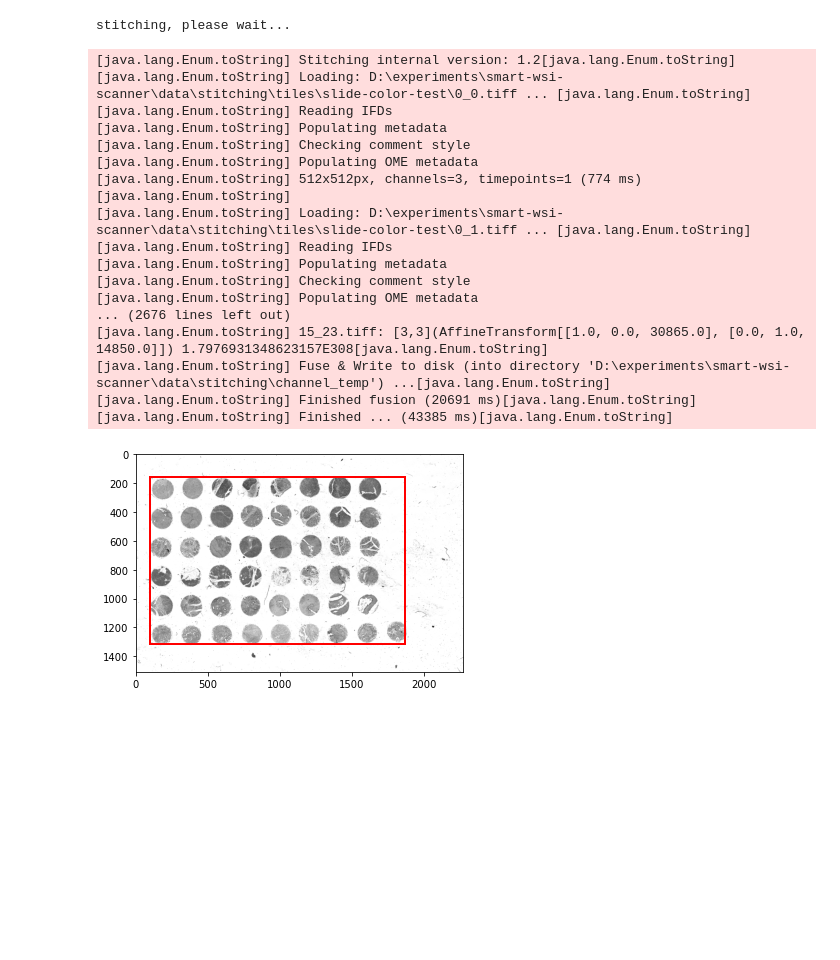
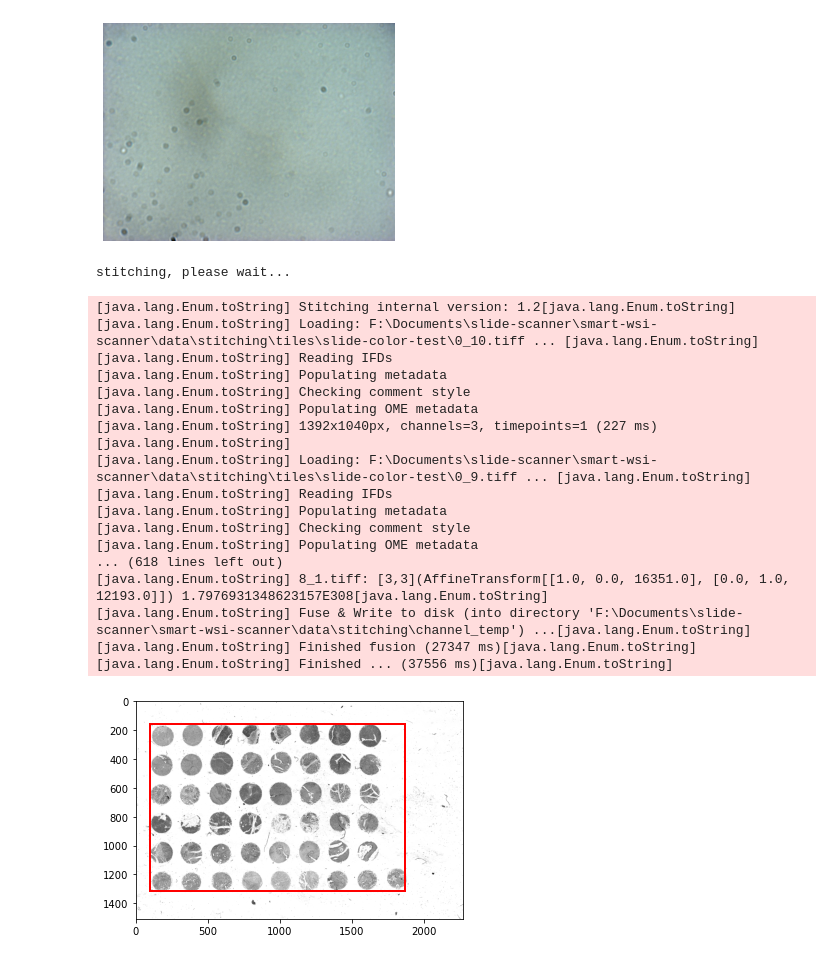
Before and after one commit to uw-loci/smart-wsi-scanner, a Jupyter notebook: bf-scanner.ipynb, the cells around one changed output. Saved outputs shown, nothing was run; the diff lists cells and outputs as text; code cells hidden in the pictures; blank space fills up the shorter version.

Commit message:
fix bugs for correction

```diff
--- a/bf-scanner.ipynb
+++ b/bf-scanner.ipynb
@@ -103,14 +103,14 @@ def whole_slide_scan(config, save_path, acq_name, position_list=None, grid=None,
                 events = multi_d_acquisition_events(xy_positions=position_list.reshape(-1, 2))
                 acq.acquire(events)
     else:
-        fig = plt.figure(figsize=(8, 6))
-        plt.axis("off")
-        show = plt.imshow(np.zeros((config["camera-resolution"][1], config["camera-resolution"][0])))
+#         fig = plt.figure(figsize=(8, 6))
+#         plt.axis("off")
+#         show = plt.imshow(np.zeros((config["camera-resolution"][1], config["camera-resolution"][0])))
         acq_id = len(glob.glob(os.path.join(save_path, acq_name+"*")))
         acq_path = os.path.join(save_path, acq_name+"_{}".format(acq_id+1))
         os.makedirs(acq_path, exist_ok=True)
         if estimate_background:
-            sum_img = np.zeros((config["camera-resolution"][1], config["camera-resolution"][0]), 3)
+            sum_img = np.zeros((config["camera-resolution"][1], config["camera-resolution"][0], 3))
             sum_count = 0
         if z_positions is not None:
             position_list = np.concatenate((position_list, z_positions[:, :, None]), axis=2).reshape(position_list.shape[0], position_list.shape[1], 3)
@@ -133,6 +133,7 @@ def whole_slide_scan(config, save_path, acq_name, position_list=None, grid=None,
                     core.wait_for_device(z_device)
                     pixels = img_as_float(snap_image(core, rgb=True, flip_channel=True))
                     if estimate_background:
+                        print('background')
                         if is_background(pixels):
                             sum_img = sum_img + pixels
                             sum_count = sum_count + 1
@@ -140,9 +141,9 @@ def whole_slide_scan(config, save_path, acq_name, position_list=None, grid=None,
                         pixels = flat_field(pixels, background_image)
                         pixels = white_balance(pixels, background_image)
                     io.imsave(acq_path+'/{}_{}.tiff'.format(pos_row, pos_col), img_as_ubyte(pixels))
-                    show.set_data(pixels)
-                    fig.canvas.draw_idle()
-                    plt.pause(0.05)
+#                     show.set_data(pixels)
+#                     fig.canvas.draw_idle()
+#                     plt.pause(0.05)
         else:
             position_list = position_list.reshape(position_list.shape[0], position_list.shape[1], 2)
             for pos_row in range(position_list.shape[0]):
@@ -159,15 +160,16 @@ def whole_slide_scan(config, save_path, acq_name, position_list=None, grid=None,
                     pixels = img_as_float(snap_image(core, rgb=True, flip_channel=True))
                     if estimate_background:
                         if is_background(pixels):
+                            print('background')
                             sum_img = sum_img + pixels
                             sum_count = sum_count + 1
                     if background_image is not None:
                         pixels = flat_field(pixels, background_image)
                         pixels = white_balance(pixels, background_image)
                     io.imsave(acq_path+'/{}_{}.tiff'.format(pos_row, pos_col),img_as_ubyte(pixels))
-                    show.set_data(pixels)
-                    fig.canvas.draw_idle()
-                    plt.pause(0.05)
+#                     show.set_data(pixels)
+#                     fig.canvas.draw_idle()
+#                     plt.pause(0.5)
         if estimate_background:
             return sum_img / sum_count
 
@@ -373,12 +382,14 @@ def flat_field(img, bg, gain=1.25):
 # %%
 bridge = Bridge()
 core = bridge.get_core()
+# %%
+core.set_timeout_ms(20000)
 # %%
 switch_objective('4x')
 # %%
 save_path = 'data/acquisition'
 acq_name = 'slide-color-test'
 # %%
-position_list, grid = generate_grid(config, mag='4x')
+position_list, grid = generate_grid(config, mag='4x', box=(5000, 5000, 20000, 15000))
 position_list.shape
 # %% [output]
@@ -406,3 +417,3 @@ array([[[    0.  ,     0.  ],
 # %%
-whole_slide_scan(config, save_path, acq_name, position_list=position_list, mda=False, core=core)
+bg_img = whole_slide_scan(config, save_path, acq_name, position_list=position_list, mda=False, core=core, estimate_background=True)
 # %% [output]
@@ -410,27 +457,34 @@ whole_slide_scan(config, save_path, acq_name, position_list=position_list, mda=F
+# %%
+imgplot = plt.imshow(exposure.rescale_intensity(bg_img, out_range=(0, 1)))
+plt.axis("off")
+plt.show()
+io.imsave('bg.tiff', img_as_ubyte(bg_img))
+# %% [output]
+[figure, added]
 # %%
 ij = imagej.init('fiji\\fiji\\Fiji.app')
 # %%
 Image.MAX_IMAGE_PIXELS = None
-stitching(config, ij, save_path=save_path, acq_name=acq_name, mda=False, position_list=position_list, flip_x=True)
+stitching(config, ij, save_path=save_path, acq_name=acq_name, mda=False, position_list=position_list, flip_y=True, correction=True, background_image=bg_img)
 # %% [output]
 stitching, please wait...
 [java.lang.Enum.toString] Stitching internal version: 1.2[java.lang.Enum.toString]
-[java.lang.Enum.toString] Loading: D:\experiments\smart-wsi-scanner\data\stitching\tiles\slide-color-test\0_0.tiff ... [java.lang.Enum.toString]
+[java.lang.Enum.toString] Loading: F:\Documents\slide-scanner\smart-wsi-scanner\data\stitching\tiles\slide-color-test\0_10.tiff ... [java.lang.Enum.toString]
 [java.lang.Enum.toString] Reading IFDs
 [java.lang.Enum.toString] Populating metadata
 [java.lang.Enum.toString] Checking comment style
 [java.lang.Enum.toString] Populating OME metadata
-[java.lang.Enum.toString] 512x512px, channels=3, timepoints=1 (774 ms)[java.lang.Enum.toString]
-[java.lang.Enum.toString] Loading: D:\experiments\smart-wsi-scanner\data\stitching\tiles\slide-color-test\0_1.tiff ... [java.lang.Enum.toString]
+[java.lang.Enum.toString] 1392x1040px, channels=3, timepoints=1 (227 ms)[java.lang.Enum.toString]
+[java.lang.Enum.toString] Loading: F:\Documents\slide-scanner\smart-wsi-scanner\data\stitching\tiles\slide-color-test\0_9.tiff ... [java.lang.Enum.toString]
 [java.lang.Enum.toString] Reading IFDs
 [java.lang.Enum.toString] Populating metadata
 [java.lang.Enum.toString] Checking comment style
 [java.lang.Enum.toString] Populating OME metadata
-... (2676 lines left out)
-[java.lang.Enum.toString] 15_23.tiff: [3,3](AffineTransform[[1.0, 0.0, 30865.0], [0.0, 1.0, 14850.0]]) 1.7976931348623157E308[java.lang.Enum.toString]
-[java.lang.Enum.toString] Fuse & Write to disk (into directory 'D:\experiments\smart-wsi-scanner\data\stitching\channel_temp') ...[java.lang.Enum.toString]
-[java.lang.Enum.toString] Finished fusion (20691 ms)[java.lang.Enum.toString]
-[java.lang.Enum.toString] Finished ... (43385 ms)[java.lang.Enum.toString]
+... (618 lines left out)
+[java.lang.Enum.toString] 8_1.tiff: [3,3](AffineTransform[[1.0, 0.0, 16351.0], [0.0, 1.0, 12193.0]]) 1.7976931348623157E308[java.lang.Enum.toString]
+[java.lang.Enum.toString] Fuse & Write to disk (into directory 'F:\Documents\slide-scanner\smart-wsi-scanner\data\stitching\channel_temp') ...[java.lang.Enum.toString]
+[java.lang.Enum.toString] Finished fusion (27347 ms)[java.lang.Enum.toString]
+[java.lang.Enum.toString] Finished ... (37556 ms)[java.lang.Enum.toString]
 # %%
 Image.MAX_IMAGE_PIXELS = None
 img = io.imread('example/BIC14011b.jpg')
```
Also changed, not shown: parts of 7 cells of this notebook.
